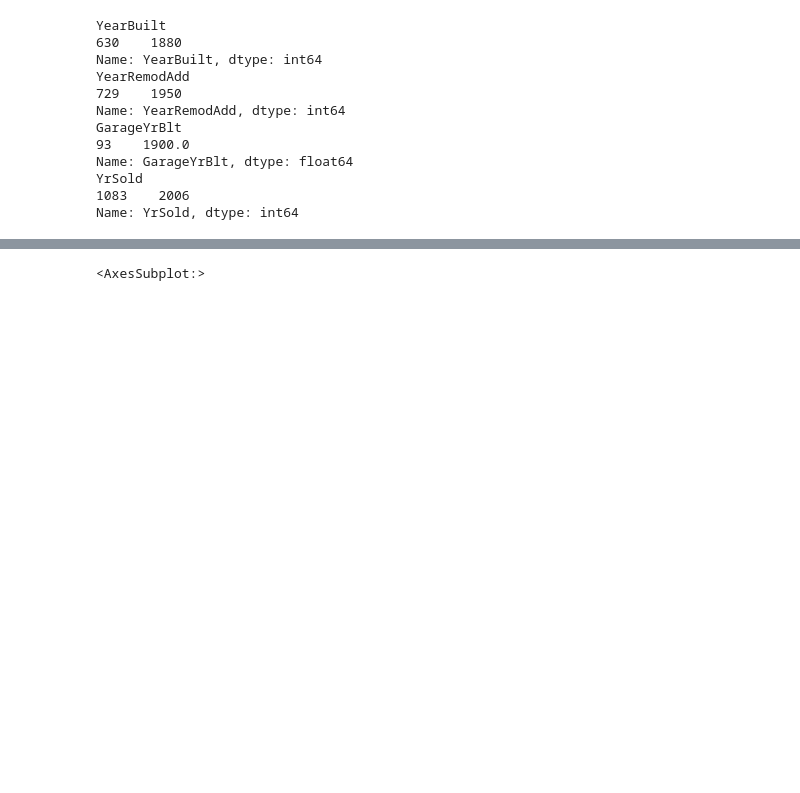
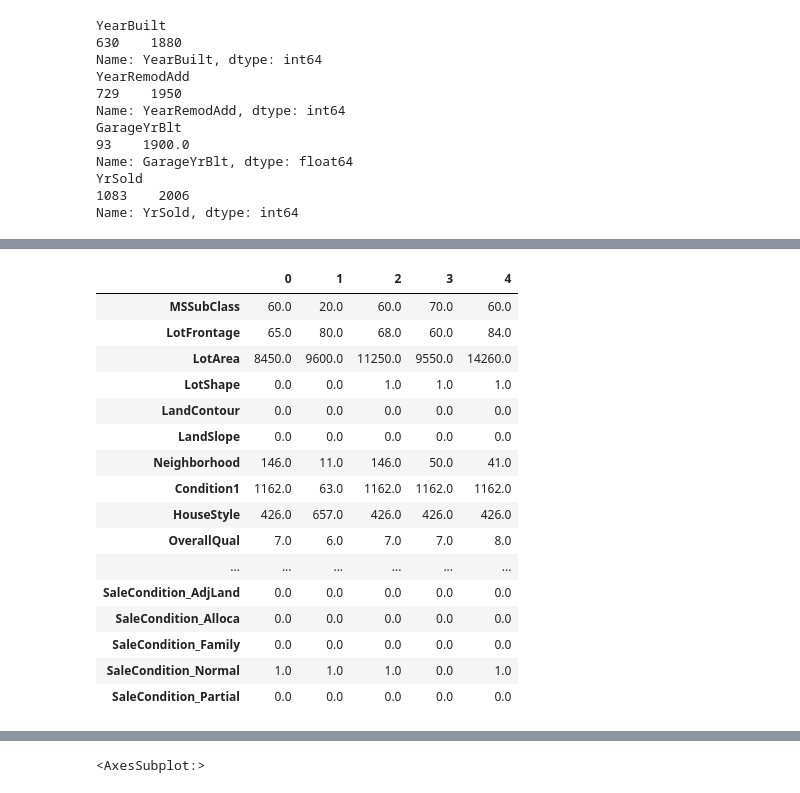
Before and after one commit to pravirpolly/House-Prices, a Jupyter notebook: data.ipynb, the cells around one changed output, grey strips where cells are left out. Saved outputs shown, nothing was run; the diff lists cells and outputs as text; code cells hidden in the pictures; blank space fills up the shorter version.

```diff
--- a/data.ipynb
+++ b/data.ipynb
@@ -316,5 +276,11 @@ df3['LandSlope'] = oe(categories=[['Gtl', 'Mod', 'Sev', 'None']]).fit_transform(
 # %%
+df3['LandSlope'] = oe(categories=[['Gtl', 'Mod', 'Sev', 'None']]).fit_transform(df3[['LandSlope']])
+df3['FireplaceQu'] = oe(categories=[['Ex', 'Gd', 'TA', 'Fa', 'Po', 0]]).fit_transform(df3[['FireplaceQu']])
 df3['ExterQual'] = oe(categories=[['Ex', 'Gd', 'TA', 'Fa', 'Po', 'None']]).fit_transform(df3[['ExterQual']])
 df3['ExterCond'] = oe(categories=[['Ex', 'Gd', 'TA', 'Fa', 'Po', 'None']]).fit_transform(df3[['ExterCond']])
 df3['BsmtQual'] = oe(categories=[['Ex', 'Gd', 'TA', 'Fa', 'Po', 'None']]).fit_transform(df3[['BsmtQual']])
 df3['BsmtExposure'] = oe(categories=[['Gd', 'Av', 'Mn', 'No']]).fit_transform(df3[['BsmtExposure']])
+df3['BsmtFinType1'] = oe(categories=[['GLQ', 'ALQ', 'BLQ', 'Rec', 'LwQ', 'Unf', 'None']]).fit_transform(df3[['BsmtFinType1']])
+df3['HeatingQC'] = oe(categories=[['Ex', 'Gd', 'TA', 'Fa', 'Po']]).fit_transform(df3[['HeatingQC']])
+df3['KitchenQual'] = oe(categories=[['Ex', 'Gd', 'TA', 'Fa']]).fit_transform(df3[['KitchenQual']])
+df3['GarageFinish'] = oe(categories=[['RFn', 'Unf', 'Fin']]).fit_transform(df3[['GarageFinish']])
@@ -335,3 +287,27 @@ df_temp_onehot = pd.get_dummies(df_yr_adj,df_yr_adj.select_dtypes('object').colu
+# %%
+columns_onehot = ['MSSubClass', 'MSZoning', 'LotConfig', 'BldgType', 'RoofStyle', 'MasVnrType', 'Foundation'
+                    'GarageType', 'SaleCondition']
+df_temp_onehot = pd.get_dummies(df3,df3.select_dtypes('object').columns)
+# %%
+df_temp_onehot.head().transpose()
+# %% [output]
+|  | 0 | 1 | 2 | 3 | 4 |
+| MSSubClass | 60.0 | 20.0 | 60.0 | 70.0 | 60.0 |
+| LotFrontage | 65.0 | 80.0 | 68.0 | 60.0 | 84.0 |
+| LotArea | 8450.0 | 9600.0 | 11250.0 | 9550.0 | 14260.0 |
+| LotShape | 0.0 | 0.0 | 1.0 | 1.0 | 1.0 |
+| LandContour | 0.0 | 0.0 | 0.0 | 0.0 | 0.0 |
+| LandSlope | 0.0 | 0.0 | 0.0 | 0.0 | 0.0 |
+| Neighborhood | 146.0 | 11.0 | 146.0 | 50.0 | 41.0 |
+| Condition1 | 1162.0 | 63.0 | 1162.0 | 1162.0 | 1162.0 |
+| HouseStyle | 426.0 | 657.0 | 426.0 | 426.0 | 426.0 |
+| OverallQual | 7.0 | 6.0 | 7.0 | 7.0 | 8.0 |
+| ... | ... | ... | ... | ... | ... |
+| SaleCondition_AdjLand | 0.0 | 0.0 | 0.0 | 0.0 | 0.0 |
+| SaleCondition_Alloca | 0.0 | 0.0 | 0.0 | 0.0 | 0.0 |
+| SaleCondition_Family | 0.0 | 0.0 | 0.0 | 0.0 | 0.0 |
+| SaleCondition_Normal | 1.0 | 1.0 | 1.0 | 0.0 | 1.0 |
+| SaleCondition_Partial | 0.0 | 0.0 | 0.0 | 0.0 | 0.0 |
 # %%
 df_temp_onehot.shape
 # %% [output]
```
Also changed, not shown: parts of 35 cells of this notebook.
